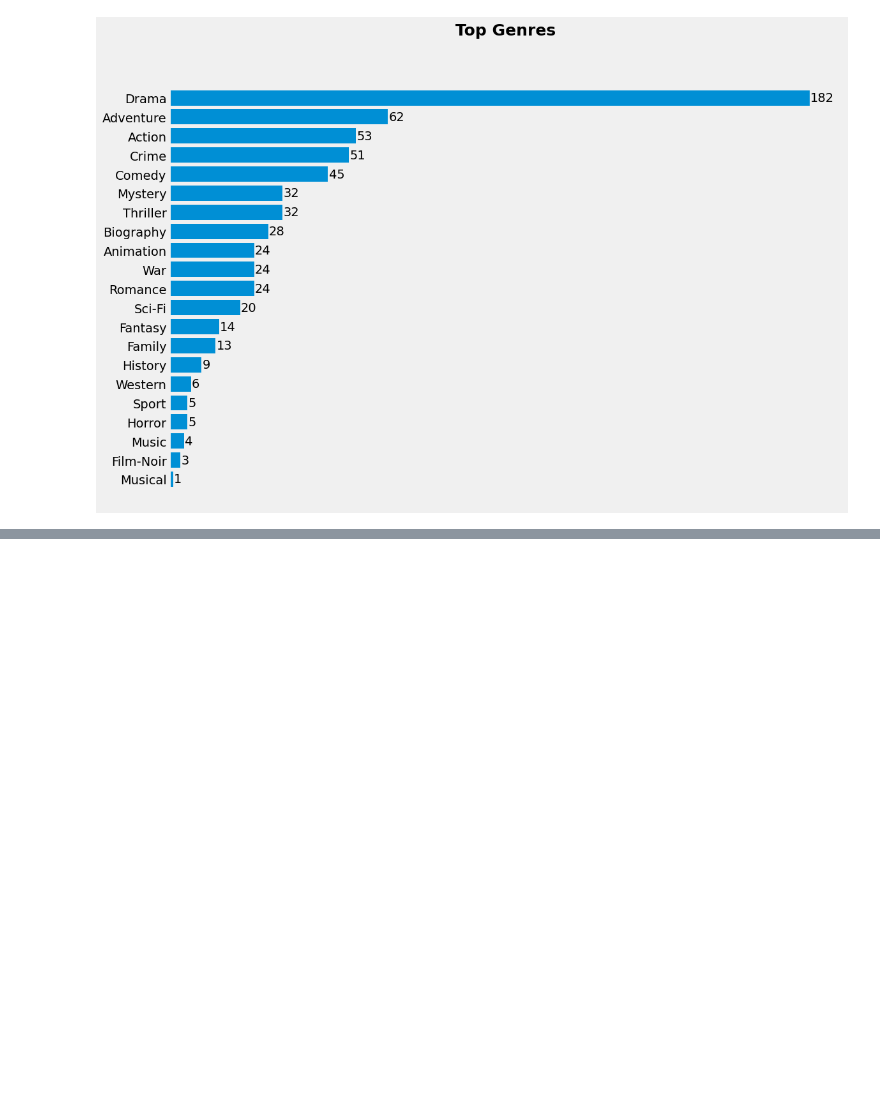
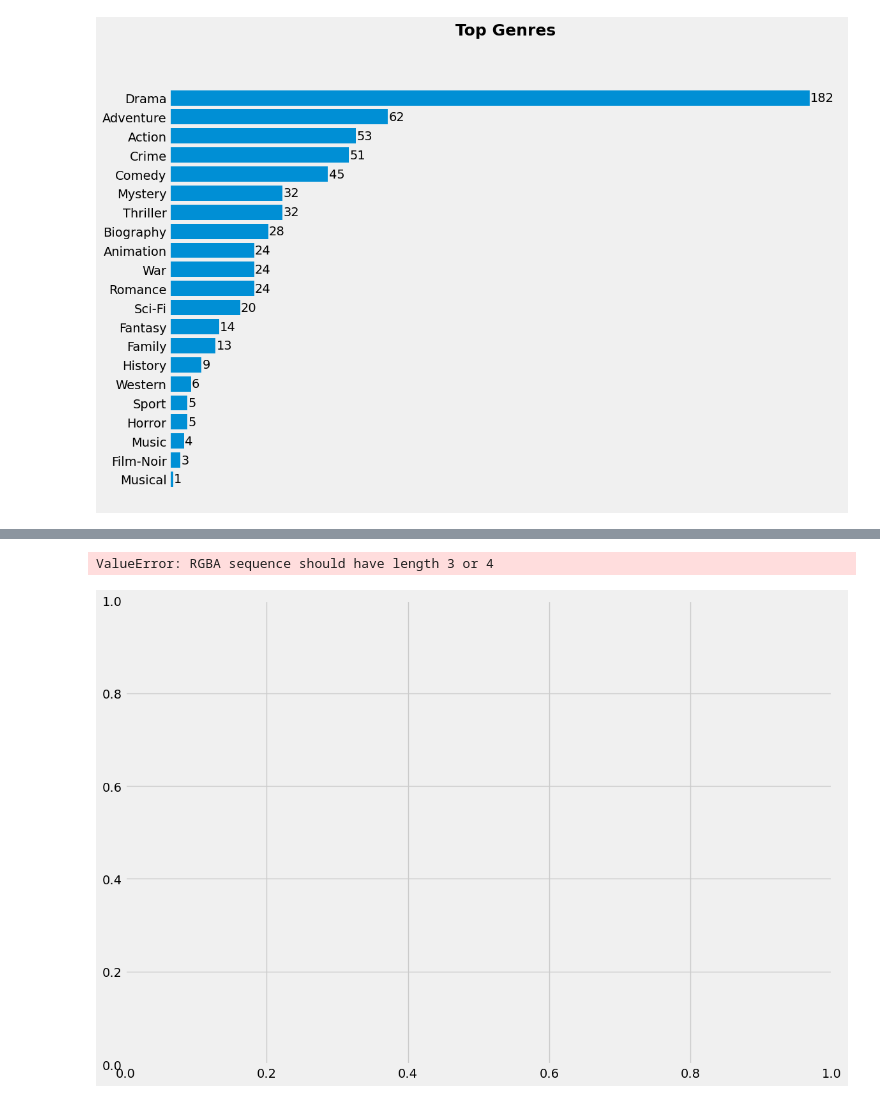
Before and after one commit to dmitkov28/notebooks, a Jupyter notebook: notebooks/ML/movies/imdb/imdb_2.ipynb, the cells around one changed output, grey strips where cells are left out. Saved outputs shown, nothing was run; the diff lists cells and outputs as text; code cells hidden in the pictures; blank space fills up the shorter version.

Commit message:
add visualizations

```diff
--- a/notebooks/ML/movies/imdb/imdb_2.ipynb
+++ b/notebooks/ML/movies/imdb/imdb_2.ipynb
@@ -498,4 +495,4 @@ plt.show()
 # %% [output]
 [figure]
 # %%
-top_genres_per_decade = exploded_genres.groupby(["genre", "decade"]).agg({"genre": "count"})
+top_genres_by_decade = exploded_genres.groupby(["decade", "genre"]).agg({"genre": "count"})
@@ -542,3 +498,0 @@ ValueError: cannot insert genre, already exists
-# %%
-for genre, values in zip(top_genres_per_decade.index, top_genres_per_decade.values):
-    print(genre, values)
@@ -562,0 +516,41 @@ for genre, values in zip(top_genres_per_decade.index, top_genres_per_decade.valu
+# %%
+fig, ax = plt.subplots(figsize=(12, 8))
+used_labels = set()
+sorted_data = sorted(top_genres_by_decade.index, key=lambda x: x[0])
+bottoms = np.zeros(len(set(year for year, _ in sorted_data)))
+years = sorted(set(year for year, _ in sorted_data))
+year_to_x = {year: i for i, year in enumerate(years)}
+
+for genre_data, value in zip(sorted_data, top_genres_by_decade.values):
+    year, genre = genre_data
+    x = year_to_x[year]
+
+    label = genre if genre not in used_labels else ""
+    ax.bar(x, value[0], bottom=bottoms[x], label=label, width=0.8, color=)
+
+    # Update the bottom for the next bar in this stack
+    bottoms[x] += value[0]
+
+    # Add this label to the set of used labels
+    used_labels.add(genre)
+
+# Set the x-axis labels to be the years
+ax.set_xticks(range(len(years)))
+ax.set_xticklabels(years, rotation=45)
+
+# Add labels and title
+ax.set_xlabel('Decade')
+ax.set_ylabel('Count')
+ax.set_title('Top Genres by Decade')
+
+# Add legend
+ax.legend(title='Genre', bbox_to_anchor=(1.05, 1), loc='upper left')
+
+# Adjust layout to prevent cutting off labels
+plt.tight_layout()
+
+# Show the plot
+plt.show()
+# %% [output]
+ValueError: RGBA sequence should have length 3 or 4
+[figure, added]
```
Also changed, not shown: parts of 6 cells of this notebook.
